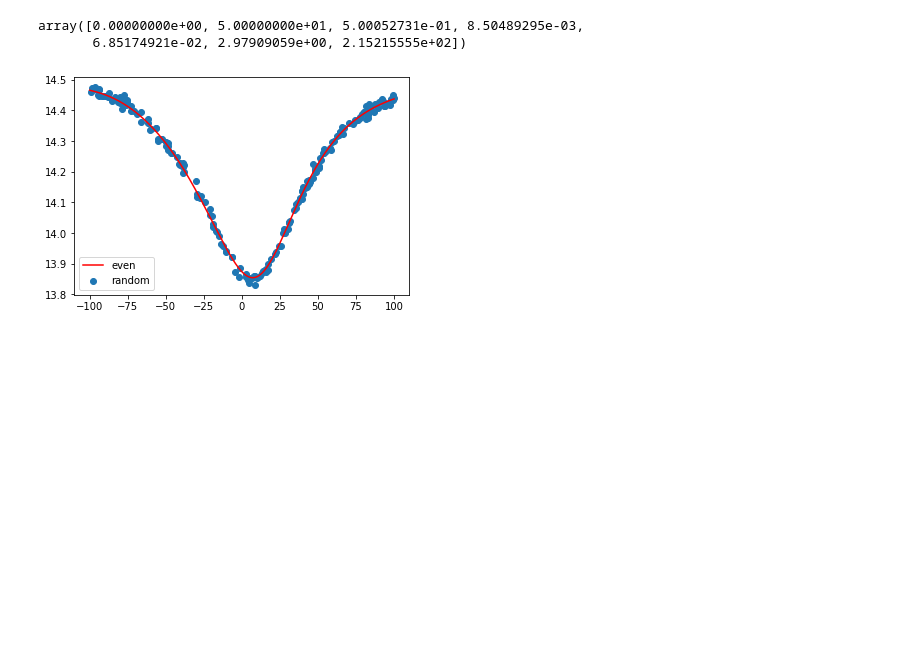
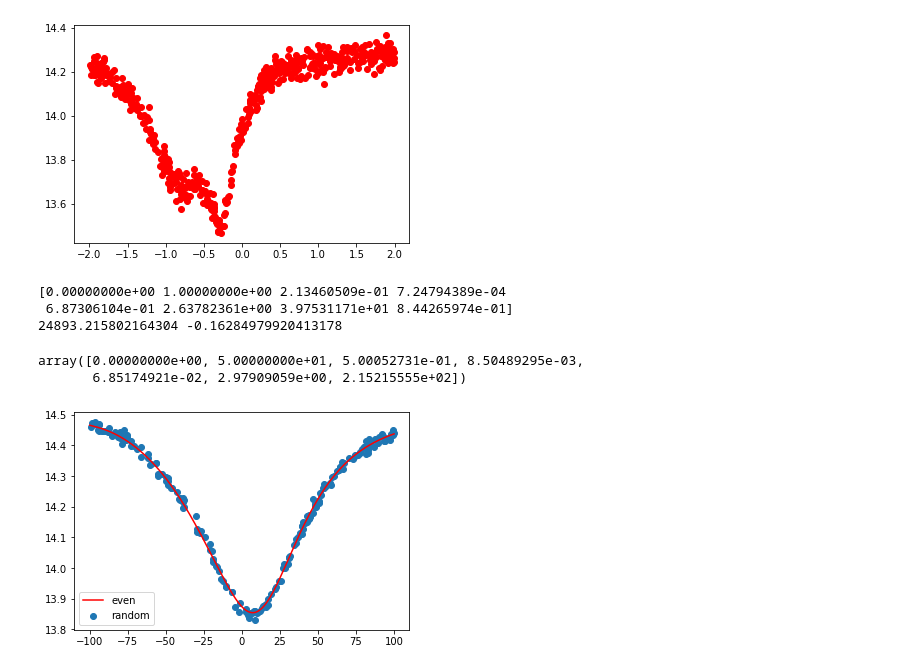
Before and after one commit to haimengzhao/magic-microlensing, a Jupyter notebook: simulate/data_examine.ipynb, the cells around one changed output. Drawn from its saved outputs; the diff is of its cells as text; code cells hidden in the pictures; blank space fills up the shorter version.

```diff
--- a/simulate/data_examine.ipynb
+++ b/simulate/data_examine.ipynb
@@ -9,6 +9,25 @@ with h5py.File('/work/hmzhao/irregular-lc/random-even-batch-1.h5') as inp:
     X_random = inp['X_random'][...]
     X_even = inp['X_even'][...]
     Y = inp['Y'][...]
+# %%
+with h5py.File('/work/hmzhao/irregular-lc/KMT-0.h5') as inp:
+    X = inp['X'][...]
+    Y = inp['Y'][...]
+# %%
+num = 12
+plt.scatter(X[num][:, 0], X[num][:, 1], color='red')
+plt.show()
+print(Y[num])
+single = mm.Model({'t_0': Y[num, 0], 'u_0': Y[num, 2], 't_E': Y[num, 1]})
+data = mm.MulensData([X[num, :, 0], X[num, :, 1], X[num, :, 2]], phot_fmt='flux')
+event_single = mm.Event([data], single)
+chi2 = event_single.get_chi2()
+print(chi2, np.log10(Y[num, 4]))
+# %% [output]
+[figure, added]
+[0.00000000e+00 1.00000000e+00 2.13460509e-01 7.24794389e-04
+ 6.87306104e-01 2.63782361e+00 3.97531171e+01 8.44265974e-01]
+24893.215802164304 -0.16284979920413178
 # %%
 X_even = np.delete(X_even, 2718, 0)
 X_random = np.delete(X_random, 2718, 0)
```
Also changed, not shown: 2 other files.
